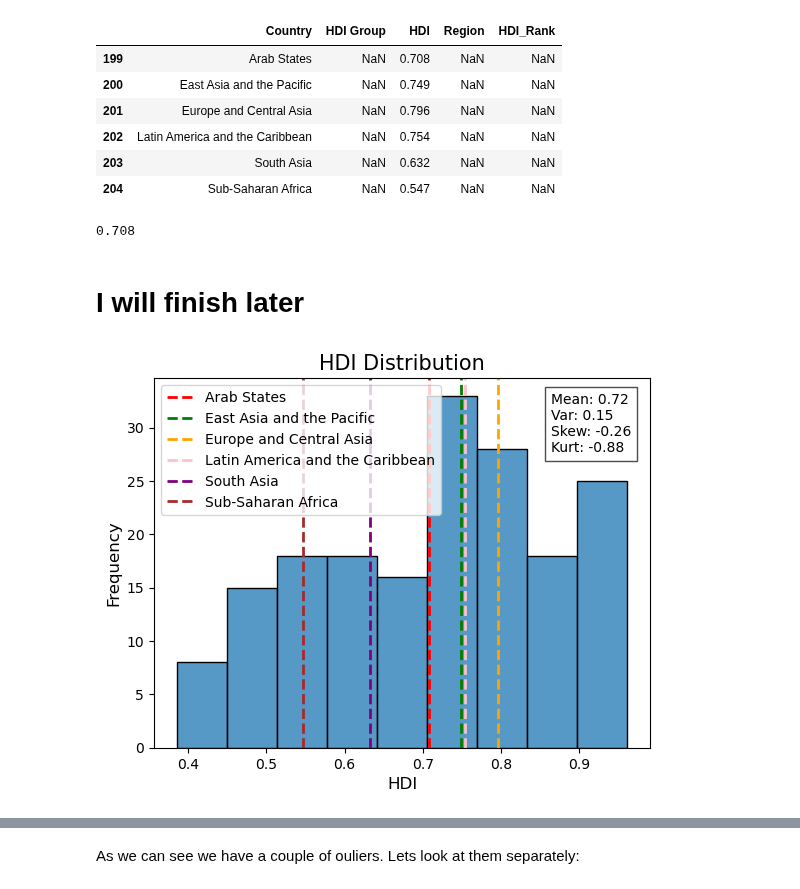
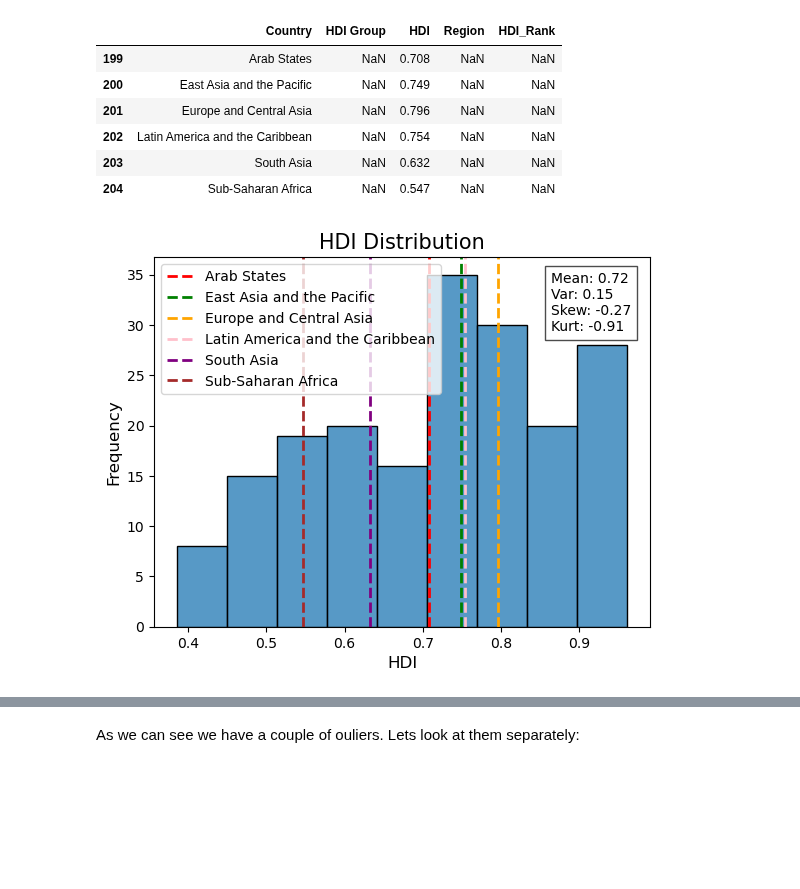
Before and after one commit to jakthehut/HDI-IQ-Analysis, a Jupyter notebook: hdi_iq_analysis.ipynb, the cells around one changed output, grey strips where cells are left out. Saved outputs shown, nothing was run; the diff lists cells and outputs as text; code cells hidden in the pictures; blank space fills up the shorter version.

```diff
--- a/hdi_iq_analysis.ipynb
+++ b/hdi_iq_analysis.ipynb
@@ -337,6 +338,8 @@ hdi_df.sort_values(by=['HDI'], ascending=False)
 # %%
 # Setting the country column as the index
 hdi_df.set_index('Country',inplace=True)
+# %%
+hdi_df.drop(columns=['HDI_Rank'], inplace=True)
 # %% [markdown]
 ## IQ
 # %%
@@ -404,6 +407,8 @@ iq_df.sort_values(by=['IQ'], ascending=False)
 # %%
 # Sorting the countries by the IQ
 iq_df.set_index('Country',inplace=True)
+# %%
+iq_df.drop(columns=['IQ_Rank'], inplace=True)
 # %% [markdown]
 
 # 1. Merge Data
@@ -497,0 +501,27 @@ In HDI but missing in IQ:
+# %%
+# Renaming the countries which have different names in the two dataframes
+iq_renamed_indexes = {
+    'USA': 'United States',
+    'Swaziland': 'Eswatini',
+    'EastTimor': 'East Timor',
+    'St Kitts & Nevis': 'Saint Kitts and Nevis',
+}
+
+hdi_renamed_indexes = {
+    'Eswatini (Kingdom of)': 'Eswatini',
+    'Micronesia (Federated States of)': 'Micronesia',
+    'Timor-Leste': 'East Timor'
+}
+
+iq_df = iq_df.rename(index = iq_renamed_indexes)
+hdi_df = hdi_df.rename(index = hdi_renamed_indexes)
+
+# Looking at the two dataframes again
+outer_join_df = hdi_df.merge(iq_df, how='outer',on='Country')
+missing_in_hdi = outer_join_df[outer_join_df['HDI'].isnull()].index
+missing_in_hdi = sorted(missing_in_hdi.tolist())
+print("In IQ but missing in HDI: \n", missing_in_hdi)
+
+missing_in_IQ = outer_join_df[outer_join_df['IQ'].isnull()].index
+missing_in_IQ = sorted(missing_in_IQ.tolist())
+print('In HDI but missing in IQ: \n', missing_in_IQ)
@@ -497,0 +533,2 @@ In HDI but missing in IQ:
+# %%
+merged_df = hdi_df.merge(iq_df, how='inner',on='Country')
@@ -546,29 +597,23 @@ hdi_df_regions.tail(7).head(6)
 | 202 | Latin America and the Caribbean | NaN | 0.754 | NaN | NaN |
 | 203 | South Asia | NaN | 0.632 | NaN | NaN |
 | 204 | Sub-Saharan Africa | NaN | 0.547 | NaN | NaN |
-# %%
-float(hdi_df_regions[hdi_df_regions['Country'] == 'Arab States']['HDI'])
-# %% [output]
-0.708
-# %% [markdown]
-# I will finish later
 # %%
 custom_color_palette = ['red', 'green', 'orange', 'pink', 'purple', 'brown']
 # %%
 colors = dict(zip(hdi_df_regions.tail(7).head(6)['Country'], custom_color_palette))
 
 sns.histplot(hdi_df['HDI'])
-mean_hdi, standard_dev_hdi, skewness_hdi, kurtosis_hdi = hdi_df['HDI'].mean(), hdi_df['HDI'].std(), skew(hdi_df['HDI']), kurtosis(hdi_df['HDI'])
+mean_hdi, standard_dev_hdi, skewness_hdi, kurtosis_hdi = merged_df['HDI'].mean(), merged_df['HDI'].std(), skew(merged_df['HDI']), kurtosis(merged_df['HDI'])
 for _, region in hdi_df_regions.tail(7).head(6).iterrows():
     plt.axvline(float(region['HDI']), color=colors[region['Country']], linestyle='dashed', linewidth=2, label=region['Country'])
 plt.text(0.8, 0.8, 'Mean: {:.2f}'.format(mean_hdi)+ '\n'+ 'Var: {:.2f}'.format(standard_dev_hdi)+ '\n'+ 'Skew: {:.2f}'.format(skewness_hdi)+ '\n'+ 'Kurt: {:.2f}'.format(kurtosis_hdi),
              transform=plt.gca().transAxes, fontsize=10,  bbox=dict(facecolor='white', alpha=0.7))
 plt.title('HDI Distribution', fontsize=15)
 plt.xlabel('HDI', fontsize=12)
 plt.ylabel('Frequency', fontsize=12)
 plt.legend()
 plt.show()
 # %% [output]
-[figure, old version]
+[figure, new version]
 # %%
 # Creating color palette for the regions
```
Also changed, not shown: parts of 22 cells of this notebook.
